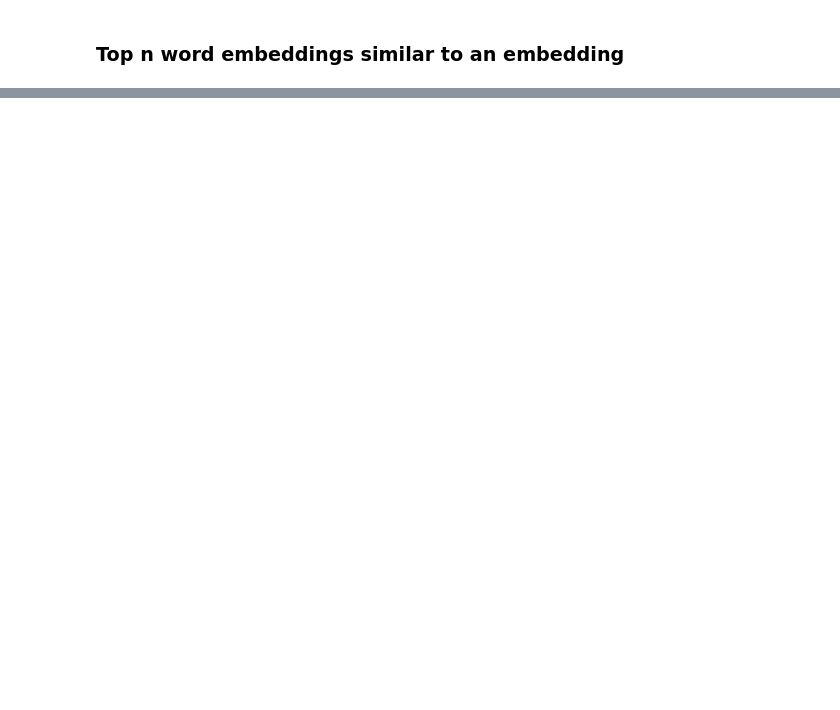
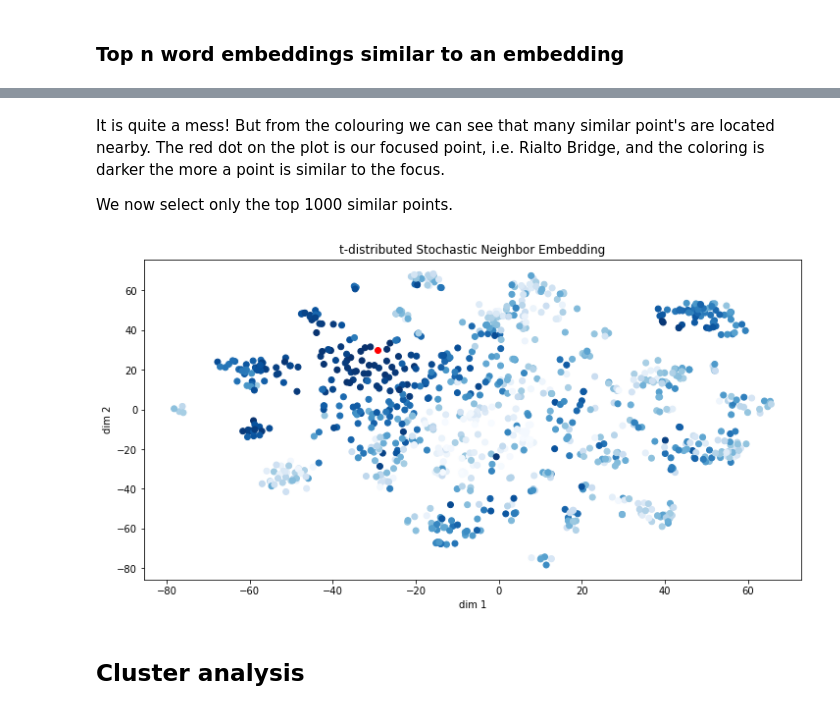
Before and after one commit to LorenzoBoccalon/Embeddings_Pytorch, a Jupyter notebook: exploratory_analysis.ipynb, the cells around one changed output, grey strips where cells are left out. Drawn from its saved outputs; the diff is of its cells as text; code cells hidden in the pictures; blank space fills up the shorter version.

```diff
--- a/exploratory_analysis.ipynb
+++ b/exploratory_analysis.ipynb
@@ -324,0 +328,18 @@ pd.merge(rialto, loc_fin, left_on=0, right_on='index')
+# %% [markdown]
+It is quite a mess! But from the colouring we can see that many similar point's are located nearby. The red dot on the plot is our focused point, i.e. Rialto Bridge, and the coloring is darker the more a point is similar to the focus.
+
+We now select only the top 1000 similar points.
+# %%
+fig, ax = plt.subplots(figsize=(12, 6))
+k=1000
+rialto_coo = X_embedded[5249]
+ax.plot(rialto_coo[0], rialto_coo[1], 'ro', label='Rialto Bridge')
+ax.scatter(X_embedded[:k, 0], X_embedded[:k, 1], c=colors[:k], cmap='Blues_r')
+ax.set_ylabel('dim 2')
+ax.set_xlabel('dim 1')
+ax.set_title('t-distributed Stochastic Neighbor Embedding')
+plt.show()
+# %% [output]
+[figure, added]
+# %% [markdown]
+## Cluster analysis
```
Also changed, not shown: parts of 26 cells of this notebook.
